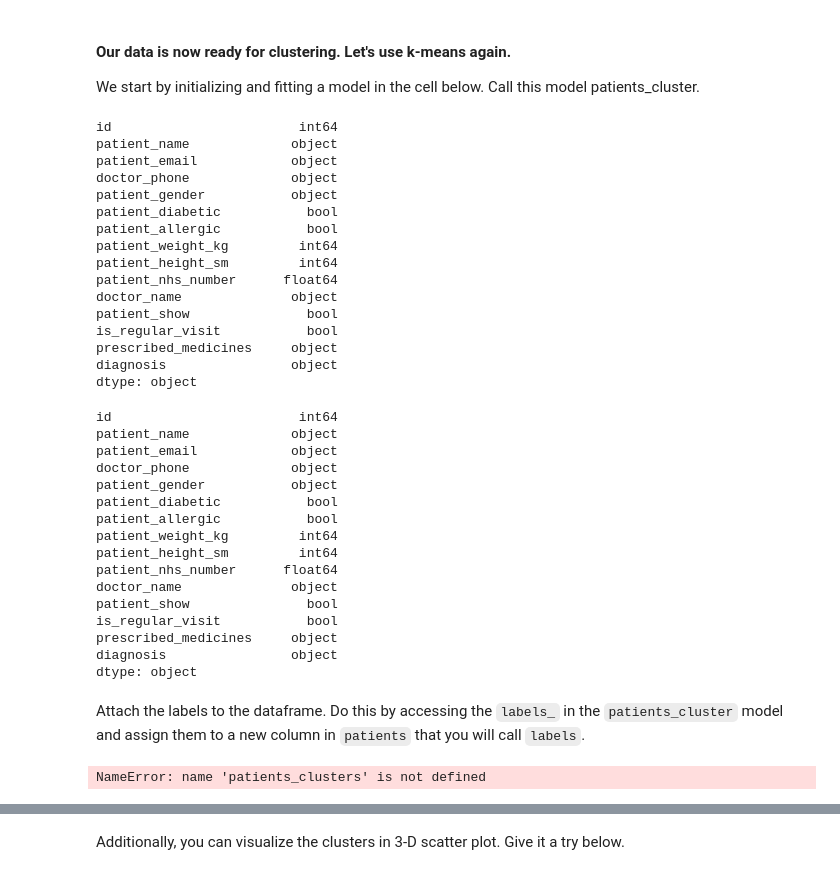
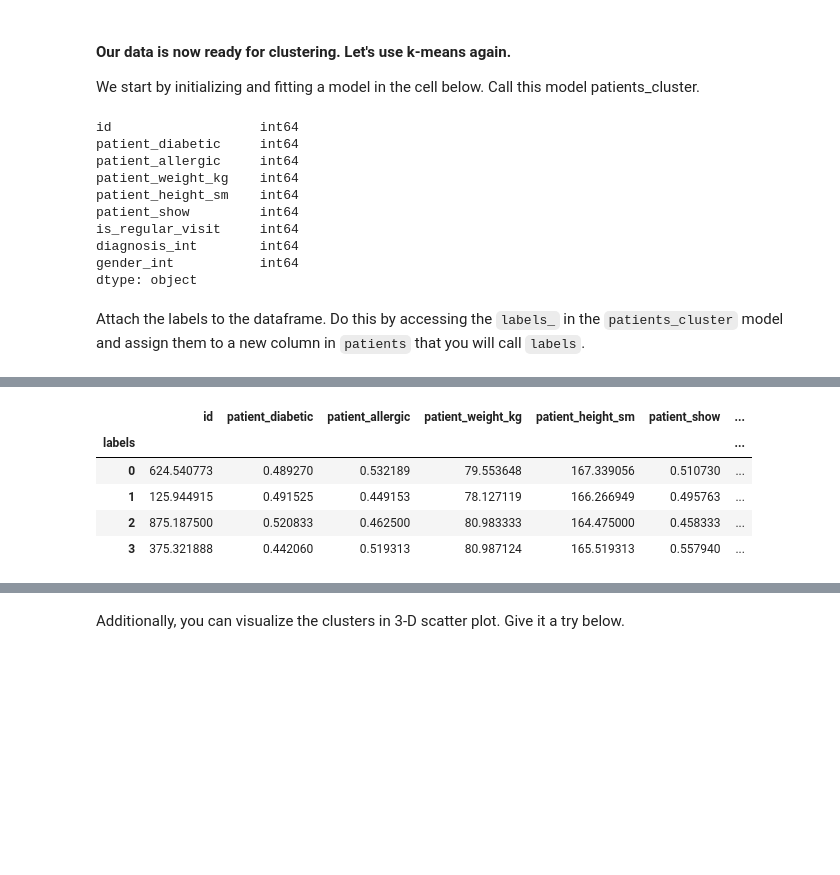
Before and after one commit to LauraRepullo/datamad0119, a Jupyter notebook: module-3/lab-sklearn-and-unsupervised-learning/your-code/main.ipynb, the cells around one changed output, grey strips where cells are left out. Cells and saved outputs as stored; diff of their text form; code cells hidden in the pictures; blank space fills up the shorter version.

```diff
--- a/module-3/lab-sklearn-and-unsupervised-learning/your-code/main.ipynb
+++ b/module-3/lab-sklearn-and-unsupervised-learning/your-code/main.ipynb
@@ -512,57 +516,29 @@ patients_drop.head()
 
 We start by initializing and fitting a model in the cell below. Call this model patients_cluster.
 # %%
-patients_drop.dtypes
+patients_drop3.dtypes
 # %% [output]
-id                        int64
-patient_name             object
-patient_email            object
-doctor_phone             object
-patient_gender           object
-patient_diabetic           bool
-patient_allergic           bool
-patient_weight_kg         int64
-patient_height_sm         int64
-patient_nhs_number      float64
-doctor_name              object
-patient_show               bool
-is_regular_visit           bool
-prescribed_medicines     object
-diagnosis                object
+id                   int64
+patient_diabetic     int64
+patient_allergic     int64
+patient_weight_kg    int64
+patient_height_sm    int64
+patient_show         int64
+is_regular_visit     int64
+diagnosis_int        int64
+gender_int           int64
 dtype: object
 # %%
 from sklearn.cluster import KMeans
 
 kmeans = KMeans(n_clusters=4)
 
-df_3 = patients[['patient_weight_kg', 'patient_height_sm']]
-patients_cluster = kmeans.fit(df_3)
+patients_cluster = kmeans.fit(patients_drop3)
-# %%
-patients_drop.dtypes
-# %% [output]
-id                        int64
-patient_name             object
-patient_email            object
-doctor_phone             object
-patient_gender           object
-patient_diabetic           bool
-patient_allergic           bool
-patient_weight_kg         int64
-patient_height_sm         int64
-patient_nhs_number      float64
-doctor_name              object
-patient_show               bool
-is_regular_visit           bool
-prescribed_medicines     object
-diagnosis                object
-dtype: object
 # %% [markdown]
 Attach the labels to the dataframe. Do this by accessing the `labels_` in the `patients_cluster` model and assign them to a new column in `patients` that you will call `labels`.
 # %%
 # Your code here:
-patients_drop['labels'] = patients_clusters.labels_
+patients_drop3['labels'] = patients_cluster.labels_
-# %% [output]
-NameError: name 'patients_clusters' is not defined
 # %% [markdown]
 Now using a `groupby`, find the mean of every variable in `patients` and group by the `labels` column. This summary will allow us to see how the patients differ between the clusters. Your output should look similar to the image below.
 
@@ -571,6 +547,15 @@ Now using a `groupby`, find the mean of every variable in `patients` and group b
 Additionally, add a comment to describe which columns have the largest difference between clusters.
 # %%
 # Your code here:
+a = patients_drop3.groupby(['labels']).mean()
+a
+# %% [output]
+|  | id | patient_diabetic | patient_allergic | patient_weight_kg | patient_height_sm | patient_show | ... |
+| labels |  |  |  |  |  |  | ... |
+| 0 | 624.540773 | 0.489270 | 0.532189 | 79.553648 | 167.339056 | 0.510730 | ... |
+| 1 | 125.944915 | 0.491525 | 0.449153 | 78.127119 | 166.266949 | 0.495763 | ... |
+| 2 | 875.187500 | 0.520833 | 0.462500 | 80.983333 | 164.475000 | 0.458333 | ... |
+| 3 | 375.321888 | 0.442060 | 0.519313 | 80.987124 | 165.519313 | 0.557940 | ... |
 # %%
 # Your comment here:
 # %% [markdown]
```
Also changed, not shown: parts of 10 cells of this notebook.
